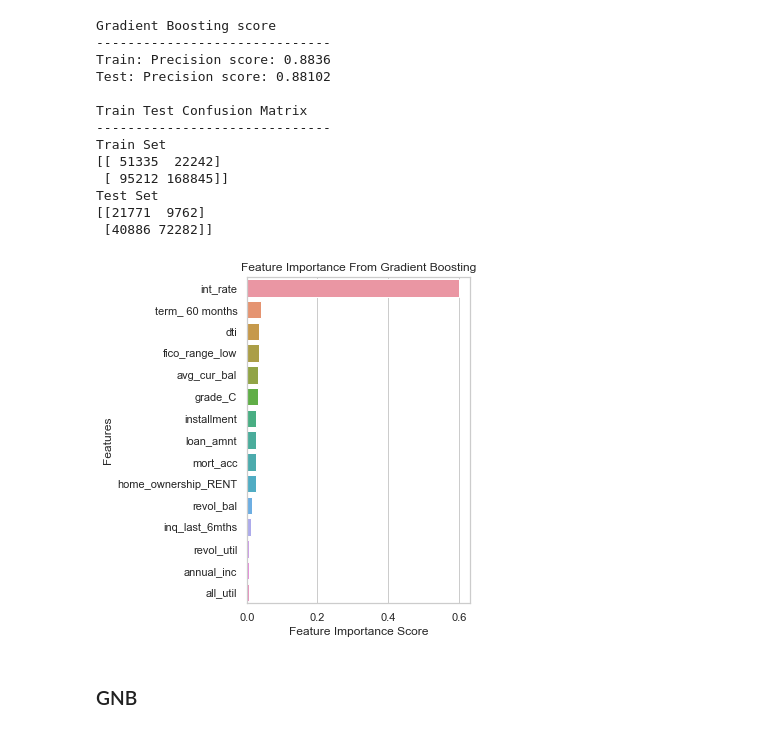
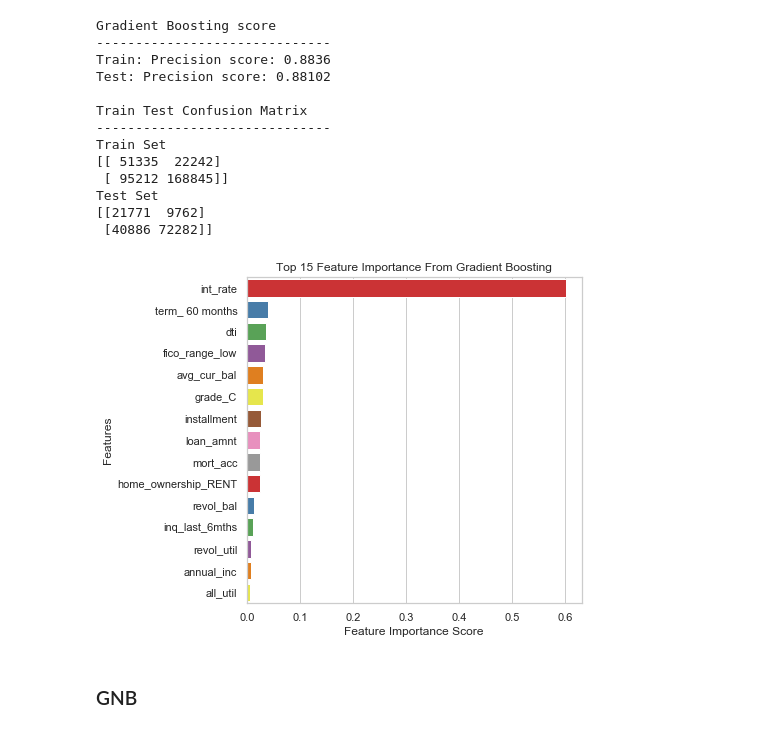
Before and after one commit to OazNomis/DSB_Project, a Jupyter notebook: Ryan/2.Modeling.ipynb, the cells around one changed output. Drawn from its saved outputs; the diff is of its cells as text; code cells hidden in the pictures.

```diff
--- a/Ryan/2.Modeling.ipynb
+++ b/Ryan/2.Modeling.ipynb
@@ -34,7 +34,7 @@ from sklearn.utils.class_weight import compute_sample_weight
 # %% [markdown]
 ## Load Data
 # %%
-accepted = pd.read_csv('../alex/accepted_2007_to_2018Q4.csv')
+accepted = pd.read_csv('../data/accepted_2007_to_2018Q4.csv')
 accepted_clean = pm.datacleaning(accepted)
 # %%
 y = accepted_clean.loan_status
@@ -237,14 +243,14 @@ Test Set
 # %%
 sorted_importance = sorted(zip(X_train_dum.columns, best_gb.feature_importances_), key=lambda t:t[1], reverse=True)
 a, b = zip(*sorted_importance)
-plt.figure(figsize = (4,6))
+plt.figure(figsize = (6,6))
 df = pd.DataFrame({'feature_name':a, 'importance_score':b})
-sns.barplot(data = df.head(15), x = 'importance_score', y= 'feature_name', orient = 'h');
-plt.title('Feature Importance From Gradient Boosting');
+sns.barplot(data = df.head(15), x = 'importance_score', y= 'feature_name', orient = 'h', palette = 'Set1');
+plt.title('Top 15 Feature Importance From Gradient Boosting');
 plt.xlabel('Feature Importance Score');
 plt.ylabel('Features');
 # %% [output]
-[figure, old version]
+[figure, new version]
 # %% [markdown]
 ### GNB
 # %%
```
Also changed, not shown: parts of 26 cells of this notebook, 3 other files.
